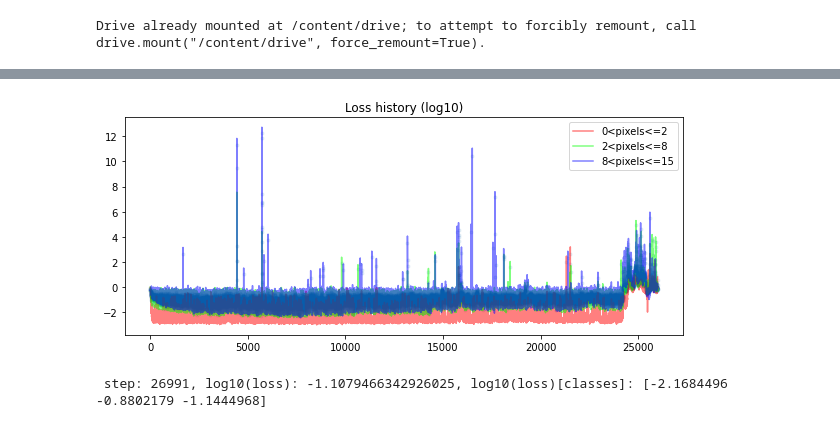
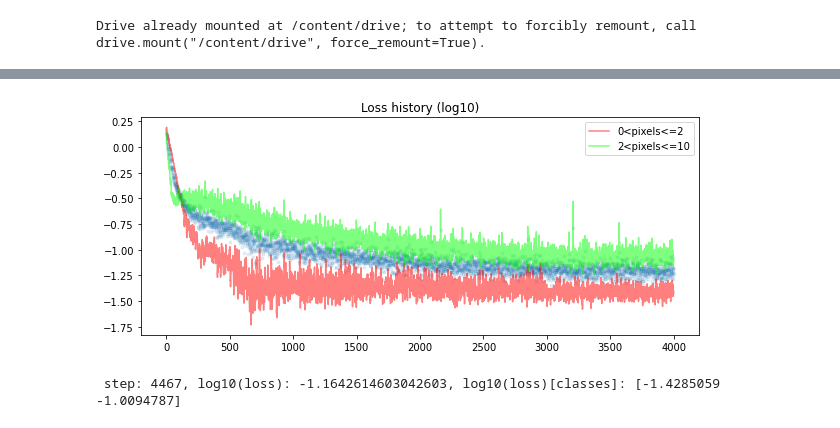
Before and after one commit to nunocalaim/CellularAutomata, a Jupyter notebook: 20210107_NC_CountCells_CA_2_8.ipynb, the cells around one changed output, grey strips where cells are left out. Saved outputs shown, nothing was run; the diff lists cells and outputs as text; code cells hidden in the pictures.

Commit message:
Bug fixes for the model and notebook

```diff
--- a/20210107_NC_CountCells_CA_2_8.ipynb
+++ b/20210107_NC_CountCells_CA_2_8.ipynb
@@ -131,0 +64,10 @@ _________________________________________________________________
+# %%
+# Task and Dataset
+NO_CLASSES = 2 # Number of classes that the CA must distinguish
+limits_classes = [2] # boundaries of the classes. len of this should be NO_CLASSES-1
+MAXPIXELS = 10 # Maximum allowed contiguous pixels for the images
+RebuildDatasetQ = True # if True we rebuild the dataset
+SIZE_DS = 100000 #the number of images on the dataset
+H, W = 10, 10 # Height and Width of the images
+BOUNDARY_P = 0.4 # the proportion of the dataset devoted to the boundaries of the dataset
+SEED_DATASET = 1
@@ -155,15 +174,7 @@ for i in range(y_train.shape[0]):
-# %%
-lr = 1e-3 # initial learning rate
-lr_sched = tf.keras.optimizers.schedules.PiecewiseConstantDecay([int(TR_NO_ITERATIONS*0.3), int(TR_NO_ITERATIONS*0.7)], [lr, lr*0.1, lr*0.01])
-trainer = tf.keras.optimizers.Adam(lr_sched) # use ADAM optimizer with learning rate schedule
-trainer = tf.keras.optimizers.Adam() # use ADAM optimizer
-
-loss_log = np.zeros(TR_NO_ITERATIONS) # for plotting of loss function across time
-loss_log_classes = np.zeros((TR_NO_ITERATIONS, NO_CLASSES)) # for plotting of loss function across time
 # %%
 if LoadPreviousModelQ:
-    ca, loss_log, loss_log_classes = ca_model.get_model(folder, id_run, i_step_load, NO_CHANNELS, NO_CLASSES, H, W, ADD_NOISE)
+    ca, loss_log, loss_log_classes = ca_model.get_model(folder, id_str, i_step_load, NO_CHANNELS, NO_CLASSES, H, W, AddNoiseQ, model_complexity)
     ITER = i_step_load + 1
 else:
-    ca = ca_model.CAModel(NO_CHANNELS, NO_CLASSES, H, W, add_noise=ADD_NOISE)
+    ca = ca_model.CAModel(NO_CHANNELS, NO_CLASSES, H, W, add_noise=AddNoiseQ, model_complexity=model_complexity)
     ITER = 0
@@ -170,37 +194,34 @@ else:
 # %%
 # Training happens here
-np.random.seed(seed_training)
+np.random.seed(SEED_TRAINING)
 if RunTrainingQ:
     # Training Loop
     for i in range(ITER, TR_NO_ITERATIONS):
-
-        b_idx = np.random.randint(0, x_train.shape[0] - 1, size=BATCH_SIZE)
+        b_idx = np.random.randint(x_train.shape[0], size=BATCH_SIZE)
         if InitializeRandomQ:
-            x0 = ca.initialize(x_train[b_idx])
             x0 = ca.initialize_random(x_train[b_idx])
         else:
-            x0 = ca.initialize_random(x_train[b_idx])
             x0 = ca.initialize(x_train[b_idx])
         y0 = y_train_pic[b_idx]
         y0_label = y_label_train[b_idx]
         y0_label = tf.convert_to_tensor(y0_label)
 
         x, loss, c_l = ca_model.train_step(trainer, ca, x0, y0, y0_label, TR_EVOLVE, NO_CLASSES, MutateTrainingQ=MutateTrainingQ)
 
         loss_log[i] = loss.numpy()
         loss_log_classes[i, :] = [k.numpy() for k in c_l]
 
-        if i % visualise_every == 0:
+        if i % VISUALISE_EVERY == 0:
             clear_output()
-            vis_ca.plot_loss(loss_log[:i], loss_log_classes[:i, :], folder, id_run, limits_c_p, color_lookup, True)
-        if i % export_every == 0:
-            ca_model.export_model(folder, id_run, ca, i, loss_log, loss_log_classes)
+            vis_ca.plot_loss(loss_log[:i], loss_log_classes[:i, :], folder, id_str, limits_c_p, color_lookup, True)
+        if i % EXPORT_EVERY == 0:
+            ca_model.export_model(folder, id_str, ca, i, loss_log, loss_log_classes)
 
         print('\r step: {}, log10(loss): {}, log10(loss)[classes]: {}'.format(i + 1, np.log10(loss), np.log10(c_l)), end='')
-    ca_model.export_model(folder, id_run, ca, TR_NO_ITERATIONS, loss_log, loss_log_classes)
+    ca_model.export_model(folder, id_str, ca, TR_NO_ITERATIONS, loss_log, loss_log_classes)
 # %% [output]
-[figure, old version]
+[figure, new version]
- step: 26991, log10(loss): -1.1079466342926025, log10(loss)[classes]: [-2.1684496 -0.8802179 -1.1444968]
+ step: 4467, log10(loss): -1.1642614603042603, log10(loss)[classes]: [-1.4285059 -1.0094787]
 # %%
 if RunTestMoviesQ:
     eval_bs = 5 ** 2 # number of samples to show in the movie
```
Also changed, not shown: parts of 10 cells of this notebook, 1 other file.
